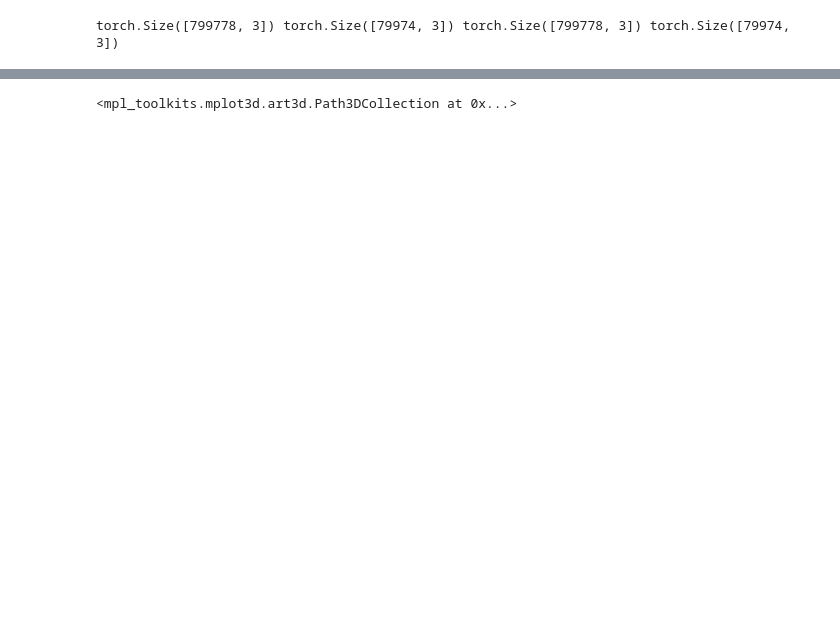
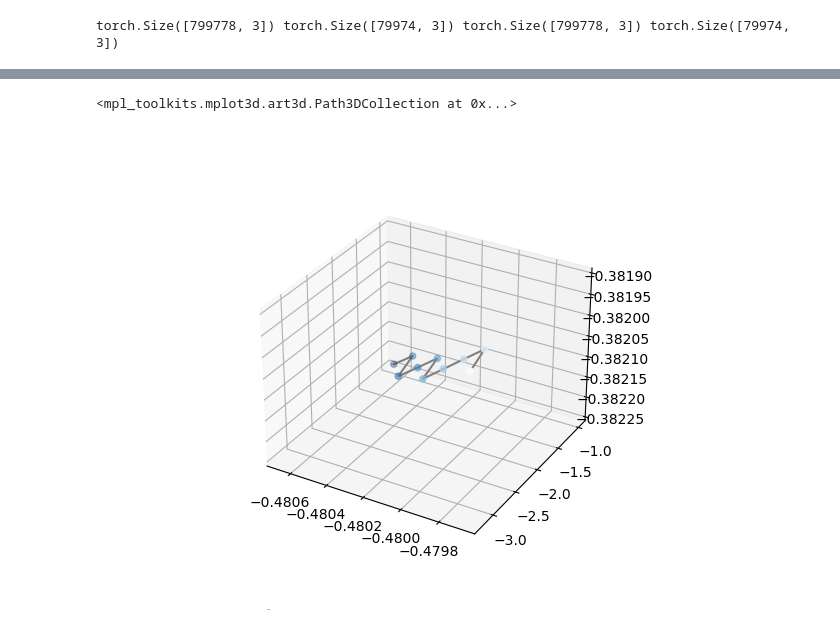
Before and after one commit to aureliayang/XEcoSLIM, a Jupyter notebook: ecoslim_direct/data_gen.ipynb, the cells around one changed output, grey strips where cells are left out. Saved outputs shown, nothing was run; the diff lists cells and outputs as text; code cells hidden in the pictures; blank space fills up the shorter version.

```diff
--- a/ecoslim_direct/data_gen.ipynb
+++ b/ecoslim_direct/data_gen.ipynb
@@ -193,4 +157,6 @@ for x in data_train:#generator
 # %%
+data_train = torch.load('./data_check.pth')
+
 b = data_train[:][0]
 a = b.numpy()
 
@@ -201,23 +167,24 @@ b = data_train[:][2]
 t = b.numpy()
 # %%
 # import time
-# fig = plt.figure()
+fig = plt.figure()
 ax = plt.axes(projection='3d')
 
 # Data for a three-dimensional line
 # for ii in range(600):
 ii =10
 xline = c[ii:6000:600,0]
 yline = c[ii:6000:600,1]
 zline = c[ii:6000:600,2]
 xline0 = a[ii:6000:600,0]
 yline0 = a[ii:6000:600,1]
 zline0 = a[ii:6000:600,2]
 tdata = t[ii:6000:600]
 ax.plot3D(xline, yline, zline, 'gray')
 # ax.plot3D(xline0, yline0, zline0, 'blue')
-ax.scatter3D(xline, yline, zline, c = tdata, cmap='Reds')
+ax.scatter3D(xline, yline, zline, c = tdata, cmap='Blues')
 # time.sleep(2)
 # ax.show()
 # %% [output]
 <mpl_toolkits.mplot3d.art3d.Path3DCollection at 0x...>
+[figure, added]
```
Also changed, not shown: parts of 2 cells of this notebook.
